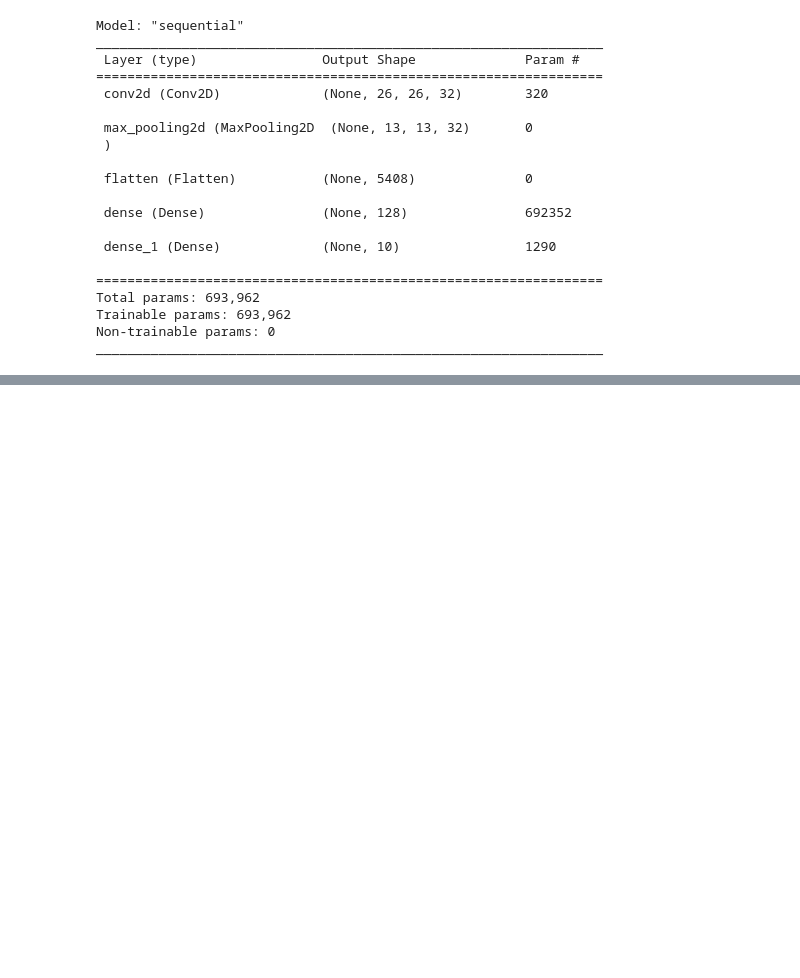
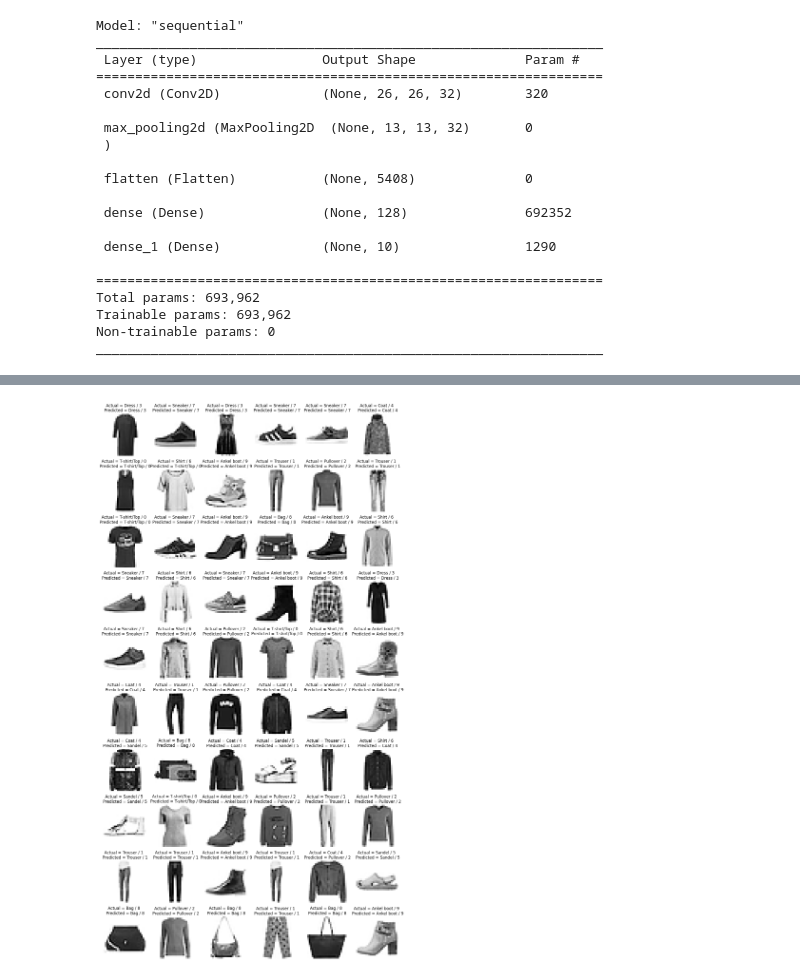
Before and after one commit to Codeninja5556/Machine_learning_project, a Jupyter notebook: Testings/First_CNN_project.ipynb, the cells around one changed output, grey strips where cells are left out. Saved outputs shown, nothing was run; the diff lists cells and outputs as text; code cells hidden in the pictures; blank space fills up the shorter version.

Commit message:
Testing data,Confusion matrix and classification report , saving and deploying model

```diff
--- a/Testings/First_CNN_project.ipynb
+++ b/Testings/First_CNN_project.ipynb
@@ -67,5 +67,5 @@ x_train.ndim #CNN only takes 4 dim objects but our image has 3 dimentions
 3
 # %%
 x_train=np.expand_dims(x_train, -1) #Making in a 4 dim object , every time it runs add a dimention
-x_test=np.expand_dims(x_train, -1)
+x_test=np.expand_dims(x_test, -1)
 # %%
@@ -174,0 +198,2 @@ Epoch 10/10
+# %%
+y_pred = model.predict(x_test).round(2)
@@ -174,0 +219,2 @@ Epoch 10/10
+# %%
+class_labels = ["T-shirt/Top","Trouser","Pullover","Dress","Coat","Sandel","Shirt","Sneaker","Bag","Ankel boot"]
@@ -174,0 +234,11 @@ Epoch 10/10
+# %%
+plt.figure(figsize=(16,30))
+
+j=1
+for i in np.random.randint(0,1000,60):
+  plt.subplot(10,6,j);j+=1
+  plt.imshow(x_test[i].reshape(28,28),cmap = "Greys")
+  plt.title('Actual = {} / {} \n Predicted = {} / {}'.format(class_labels[y_test[i]],y_test[i],class_labels[np.argmax(y_pred[i])],np.argmax(y_pred[i])))
+  plt.axis('off')
+# %% [output]
+[figure, added]
```
Also changed, not shown: parts of 22 cells of this notebook.
